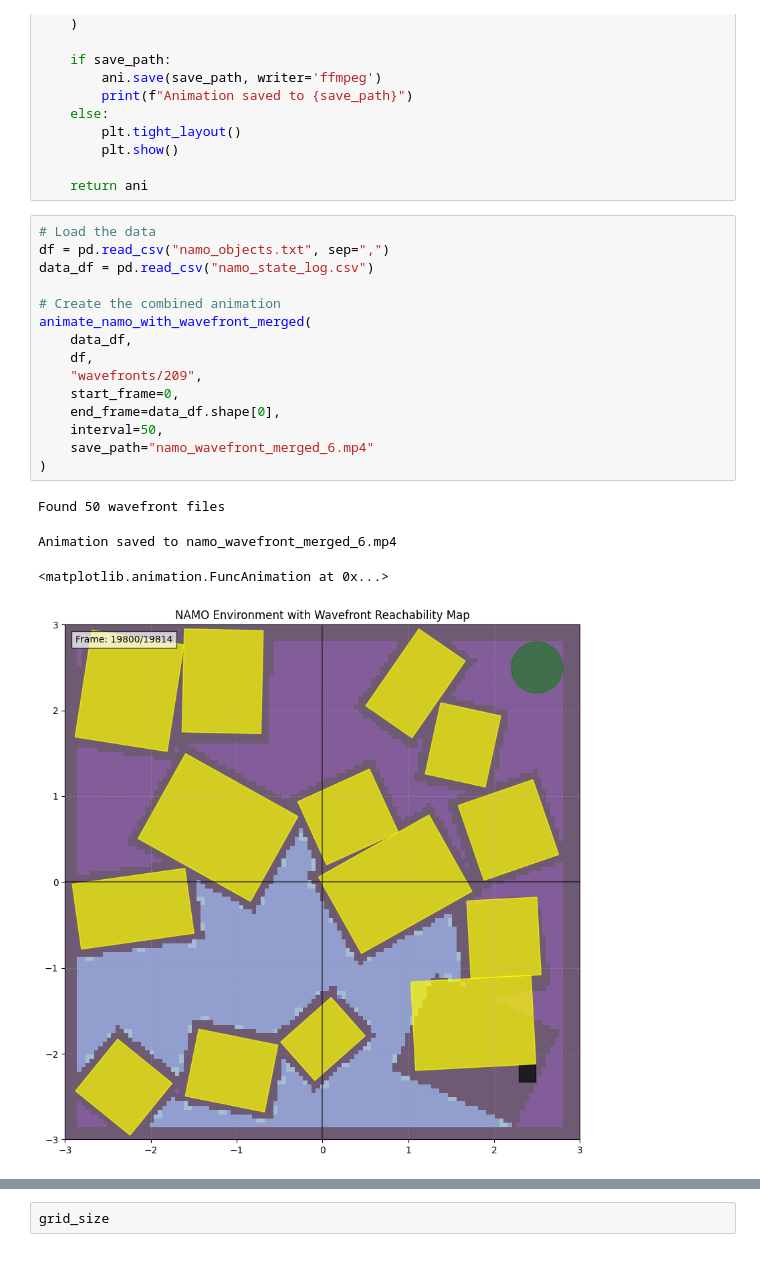
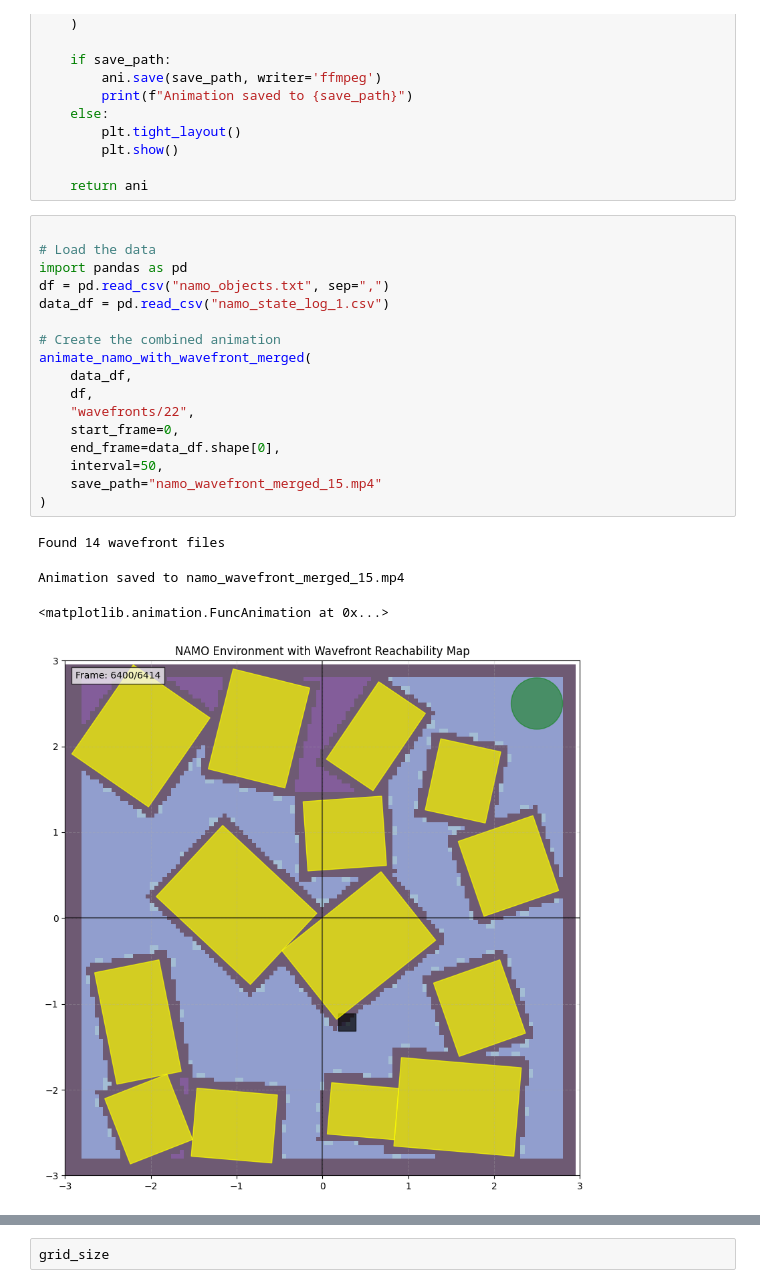
Before and after one commit to PRX-Kinodynamic/ML4KP-devel, a Jupyter notebook: vis.ipynb, the cells around one changed output, grey strips where cells are left out. Cells and saved outputs as stored; diff of their text form.

```diff
--- a/vis.ipynb
+++ b/vis.ipynb
@@ -888,22 +871,24 @@ def animate_namo_with_wavefront_merged(data_df, df, wavefront_folder, start_fram
 
     return ani
 # %%
+
 # Load the data
+import pandas as pd
 df = pd.read_csv("namo_objects.txt", sep=",")
-data_df = pd.read_csv("namo_state_log.csv")
+data_df = pd.read_csv("namo_state_log_1.csv")
 
 # Create the combined animation
 animate_namo_with_wavefront_merged(
     data_df,
     df,
-    "wavefronts/209",
+    "wavefronts/22",
     start_frame=0,
     end_frame=data_df.shape[0],
     interval=50,
-    save_path="namo_wavefront_merged_6.mp4"
+    save_path="namo_wavefront_merged_15.mp4"
 )
 # %% [output]
-Found 50 wavefront files
+Found 14 wavefront files
-Animation saved to namo_wavefront_merged_6.mp4
+Animation saved to namo_wavefront_merged_15.mp4
 <matplotlib.animation.FuncAnimation at 0x...>
-[figure, old version]
+[figure, new version]
```
Also changed, not shown: parts of 5 cells of this notebook, 12 other files.
